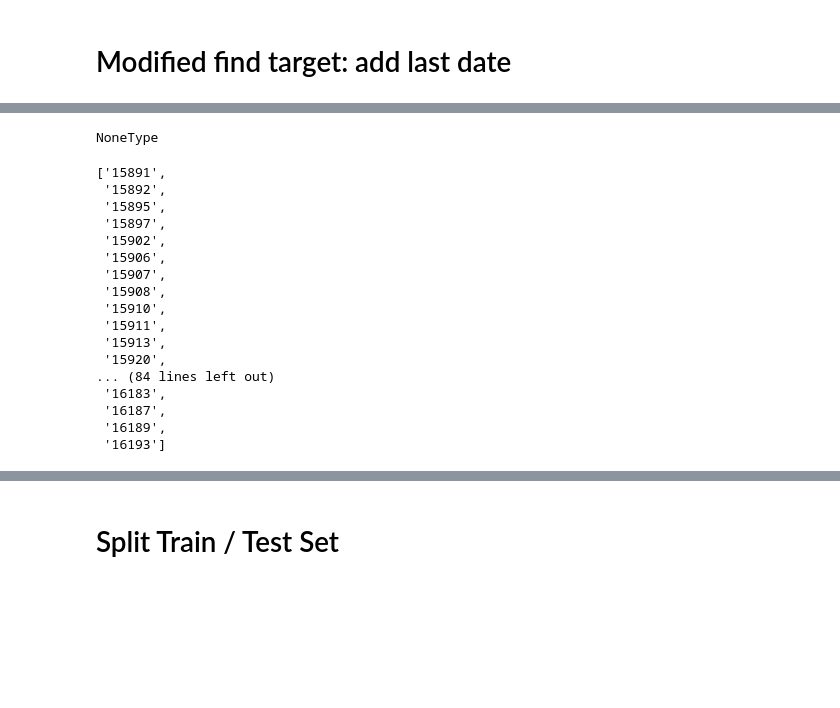
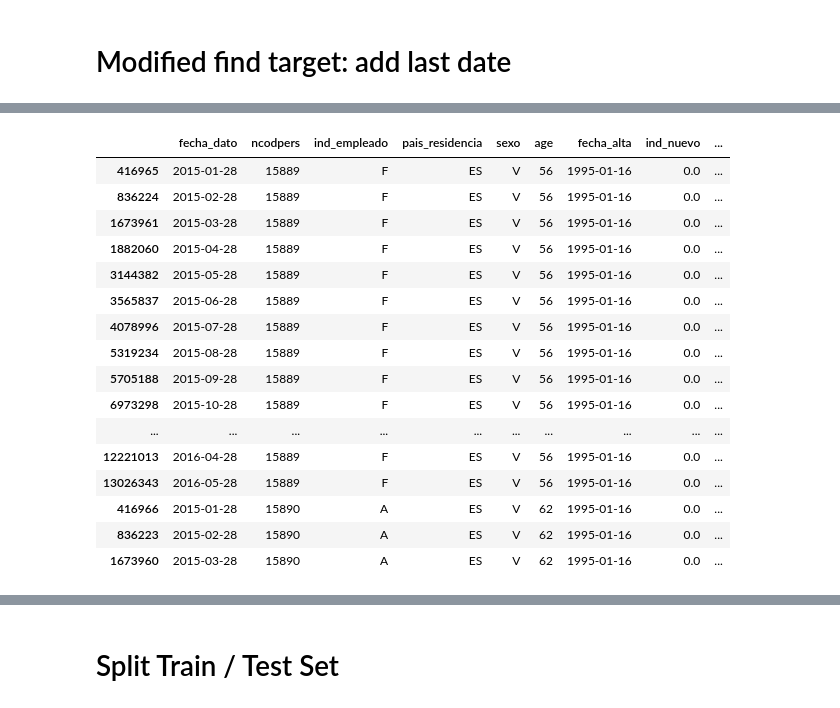
Before and after one commit to Fra1977/kaggle_santander, a Jupyter notebook: 02_create_train_test_sbmission_set.ipynb, the cells around one changed output, grey strips where cells are left out. Saved outputs shown, nothing was run; the diff lists cells and outputs as text; code cells hidden in the pictures; blank space fills up the shorter version.

```diff
--- a/02_create_train_test_sbmission_set.ipynb
+++ b/02_create_train_test_sbmission_set.ipynb
@@ -93,24 +181,21 @@ for uid in list(test_public_uid):
-# %%
-type(a)
-# %% [output]
-NoneType
-# %%
-test_public_data
-# %% [output]
-['15891',
- '15892',
- '15895',
- '15897',
- '15902',
- '15906',
- '15907',
- '15908',
- '15910',
- '15911',
- '15913',
- '15920',
-... (84 lines left out)
- '16183',
- '16187',
- '16189',
- '16193']
+# %%
+test.sort_values(["ncodpers","fecha_dato"], ascending=True, inplace=True)
+test.head(20)
+# %% [output]
+|  | fecha_dato | ncodpers | ind_empleado | pais_residencia | sexo | age | fecha_alta | ind_nuevo | ... |
+| 416965 | 2015-01-28 | 15889 | F | ES | V | 56 | 1995-01-16 | 0.0 | ... |
+| 836224 | 2015-02-28 | 15889 | F | ES | V | 56 | 1995-01-16 | 0.0 | ... |
+| 1673961 | 2015-03-28 | 15889 | F | ES | V | 56 | 1995-01-16 | 0.0 | ... |
+| 1882060 | 2015-04-28 | 15889 | F | ES | V | 56 | 1995-01-16 | 0.0 | ... |
+| 3144382 | 2015-05-28 | 15889 | F | ES | V | 56 | 1995-01-16 | 0.0 | ... |
+| 3565837 | 2015-06-28 | 15889 | F | ES | V | 56 | 1995-01-16 | 0.0 | ... |
+| 4078996 | 2015-07-28 | 15889 | F | ES | V | 56 | 1995-01-16 | 0.0 | ... |
+| 5319234 | 2015-08-28 | 15889 | F | ES | V | 56 | 1995-01-16 | 0.0 | ... |
+| 5705188 | 2015-09-28 | 15889 | F | ES | V | 56 | 1995-01-16 | 0.0 | ... |
+| 6973298 | 2015-10-28 | 15889 | F | ES | V | 56 | 1995-01-16 | 0.0 | ... |
+| ... | ... | ... | ... | ... | ... | ... | ... | ... | ... |
+| 12221013 | 2016-04-28 | 15889 | F | ES | V | 56 | 1995-01-16 | 0.0 | ... |
+| 13026343 | 2016-05-28 | 15889 | F | ES | V | 56 | 1995-01-16 | 0.0 | ... |
+| 416966 | 2015-01-28 | 15890 | A | ES | V | 62 | 1995-01-16 | 0.0 | ... |
+| 836223 | 2015-02-28 | 15890 | A | ES | V | 62 | 1995-01-16 | 0.0 | ... |
+| 1673960 | 2015-03-28 | 15890 | A | ES | V | 62 | 1995-01-16 | 0.0 | ... |
```
Also changed, not shown: parts of 44 cells of this notebook, 1 other file.
